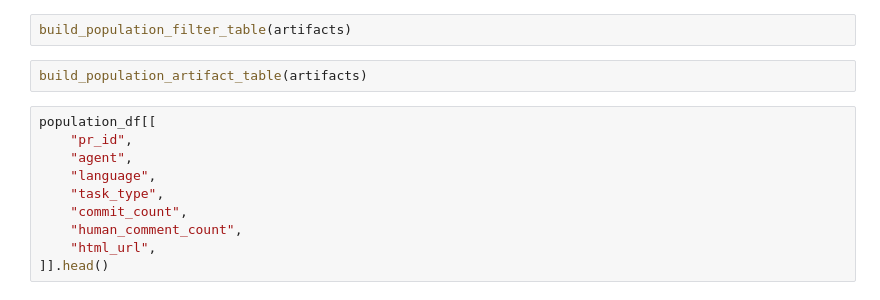
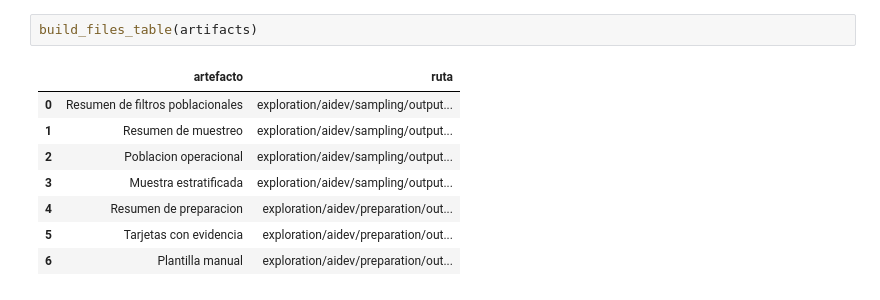
Before and after one commit to Diego-LC/proyecto-semestral-msr-aidev, a Jupyter notebook: exploration/aidev/notebooks/2026-05-26-merged-after-rework-flow.ipynb, the cells around one changed output. Saved outputs shown, nothing was run; the diff lists cells and outputs as text.

```diff
--- a/exploration/aidev/notebooks/2026-05-26-merged-after-rework-flow.ipynb
+++ b/exploration/aidev/notebooks/2026-05-26-merged-after-rework-flow.ipynb
@@ -110,14 +91,11 @@ Este paso produce dos artefactos independientes: un resumen JSON con metricas de
 # %%
-build_population_filter_table(artifacts)
+build_files_table(artifacts)
+# %% [output]
+|  | artefacto | ruta |
+| 0 | Resumen de filtros poblacionales | exploration/aidev/sampling/output... |
+| 1 | Resumen de muestreo | exploration/aidev/sampling/output... |
+| 2 | Poblacion operacional | exploration/aidev/sampling/output... |
+| 3 | Muestra estratificada | exploration/aidev/sampling/output... |
+| 4 | Resumen de preparacion | exploration/aidev/preparation/out... |
+| 5 | Tarjetas con evidencia | exploration/aidev/preparation/out... |
+| 6 | Plantilla manual | exploration/aidev/preparation/out... |
-# %%
-build_population_artifact_table(artifacts)
-# %%
-population_df[[
-    "pr_id",
-    "agent",
-    "language",
-    "task_type",
-    "commit_count",
-    "human_comment_count",
-    "html_url",
-]].head()
```
Also changed, not shown: parts of 35 cells of this notebook, 3 other files.
